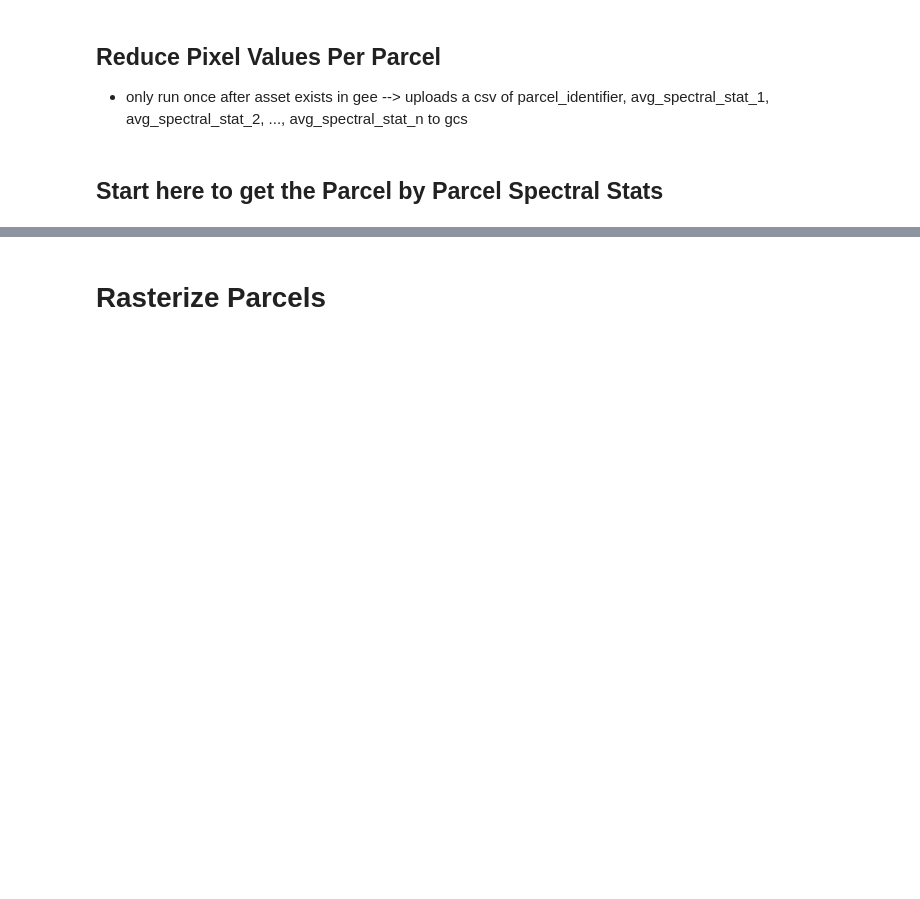
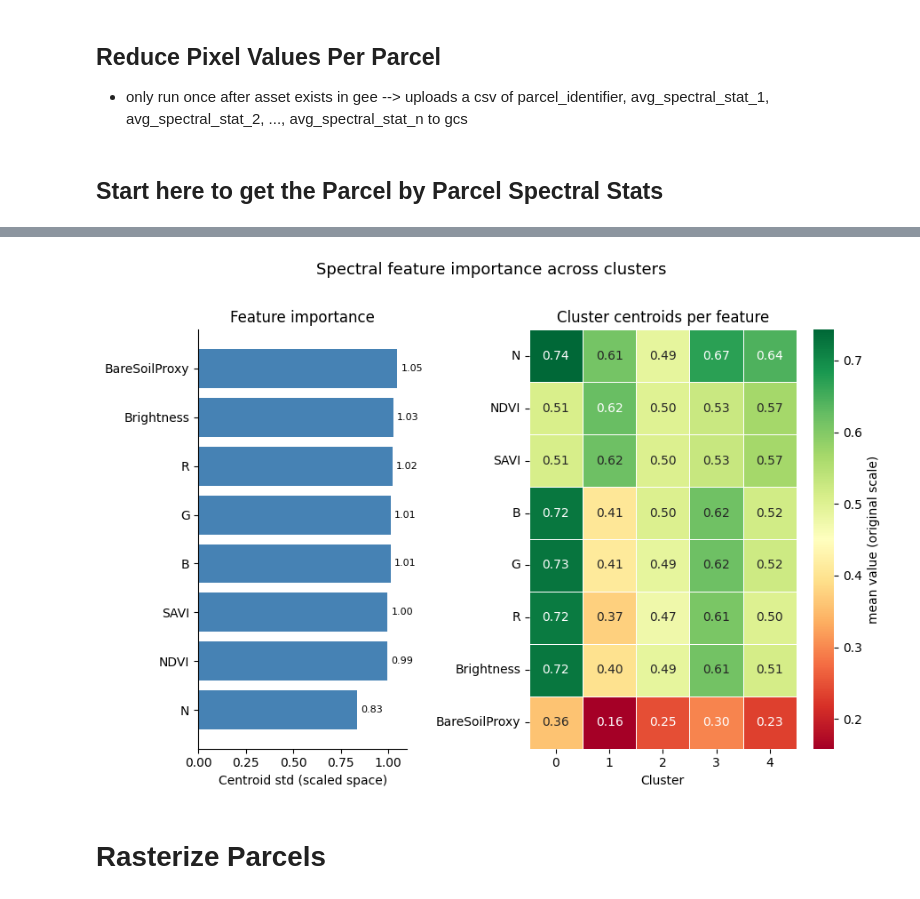
Before and after one commit to poltergeistjoya/Vacant_Lot_Detection, a Jupyter notebook: EDA/01_cluster_lots.ipynb, the cells around one changed output, grey strips where cells are left out. Saved outputs shown, nothing was run; the diff lists cells and outputs as text; code cells hidden in the pictures; blank space fills up the shorter version.

```diff
--- a/EDA/01_cluster_lots.ipynb
+++ b/EDA/01_cluster_lots.ipynb
@@ -164,2 +198,3 @@ plot_pca_loadings(models, output_dir=CONFIG.get_figures_dir())
 # %%
-plot_feature_importance(models, output_dir=CONFIG.get_figures_dir())
+_ = plot_feature_importance(models, output_dir=CONFIG.get_figures_dir())
+# %% [output]
@@ -166,3 +202,4 @@ plot_feature_importance(models, output_dir=CONFIG.get_figures_dir())
+[figure, added]
 # %% [markdown]
 # Rasterize Parcels
 # %%
```
Also changed, not shown: parts of 9 cells of this notebook, 4 other files.
